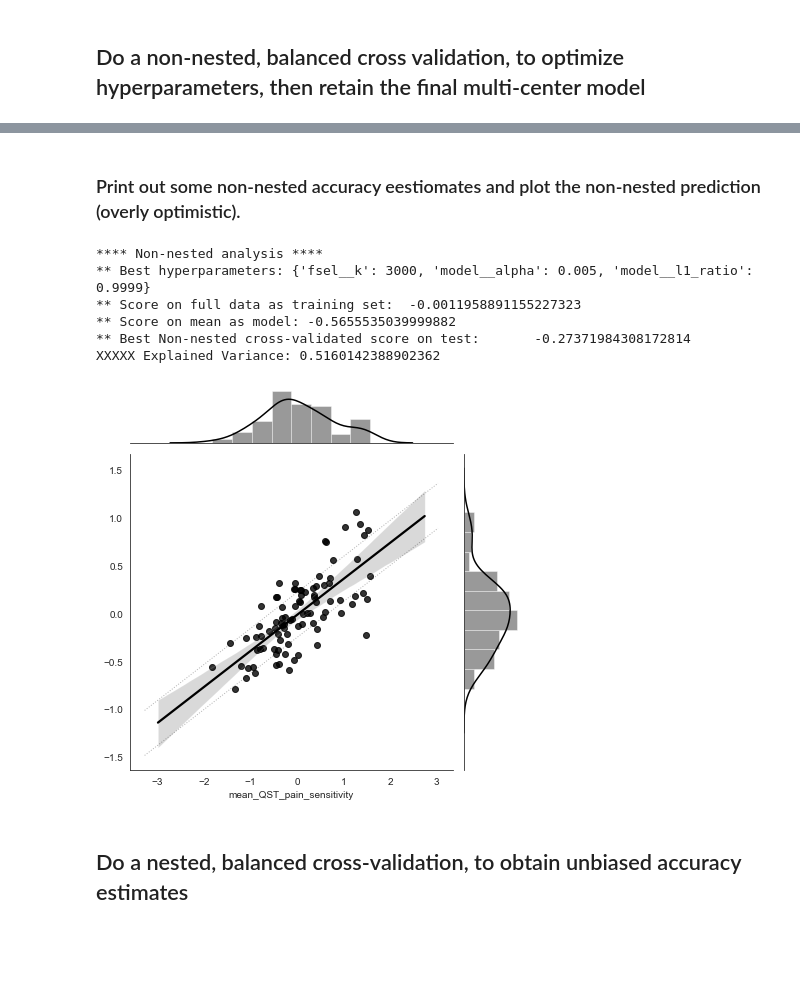
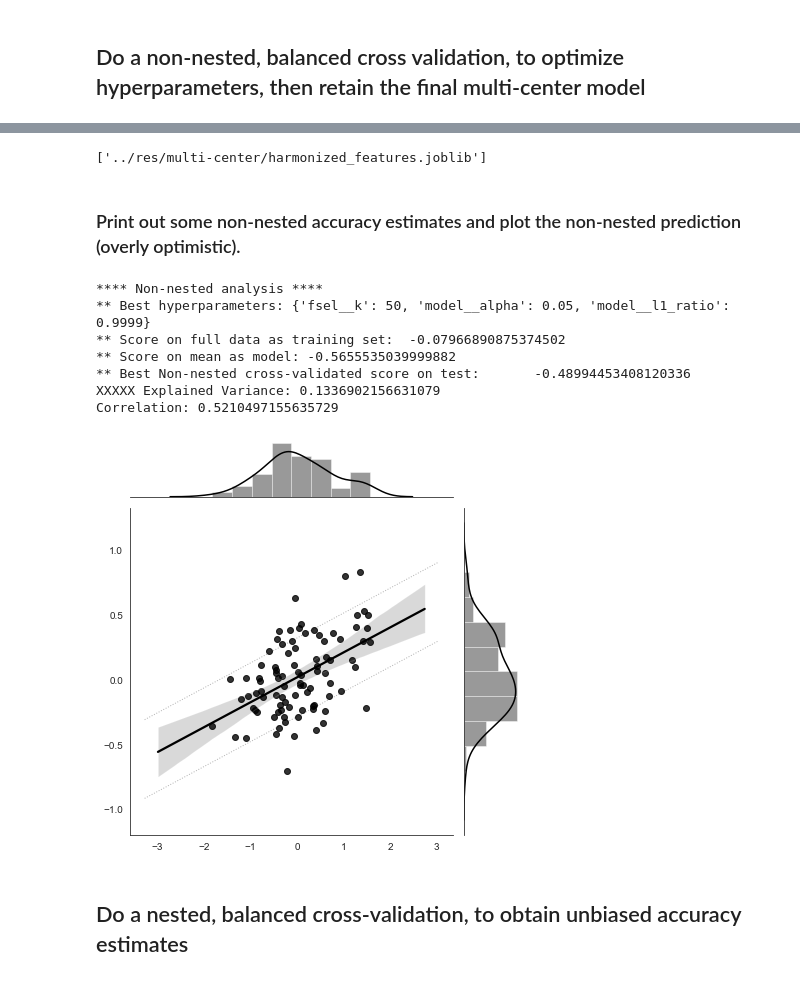
Before and after one commit to spisakt/RPN-signature, a Jupyter notebook: notebooks/1_multi-center_training-COMBAT.ipynb, the cells around one changed output, grey strips where cells are left out. Saved outputs shown, nothing was run; the diff lists cells and outputs as text; code cells hidden in the pictures; blank space fills up the shorter version.

Commit message:
multi-center analysis ready

```diff
--- a/notebooks/1_multi-center_training-COMBAT.ipynb
+++ b/notebooks/1_multi-center_training-COMBAT.ipynb
@@ -215,11 +215,17 @@ model, p_grid = pipe_scale_fsel_elnet()
 # %% [markdown]
 ## Do a non-nested, balanced cross validation, to optimize hyperparameters, then retain the final multi-center model
 # %%
+X_harmonized = CombatModel().fit_transform(X,
+                                   np.array([df.study.astype("category").cat.codes.values]).transpose(),
+                                   np.array([df.Male.values]).transpose(),
+                                   np.array([df.Age.values]).transpose()
+                                  )
+
 cv = GroupKFold(30)
 clf = GridSearchCV(estimator=model, param_grid=p_grid, cv=cv,
                    scoring="neg_mean_squared_error", verbose=True, return_train_score=False,
                    n_jobs=-1)
-clf.fit(X, y, groups=groups)
+clf.fit(X_harmonized, y, groups=groups)
 
 cv_pred = cross_val_predict(clf.best_estimator_, X, y, cv=cv, groups=groups, n_jobs=-1)
 # %% [output]
@@ -237,20 +245,27 @@ Fitting 30 folds for each of 200 candidates, totalling 6000 fits
+# %%
+joblib.dump(X_harmonized, '../res/multi-center/harmonized_features.joblib')
+# %% [output]
+['../res/multi-center/harmonized_features.joblib']
 # %% [markdown]
-### Print out some non-nested accuracy eestiomates and plot the non-nested prediction (overly optimistic).
+### Print out some non-nested accuracy estimates and plot the non-nested prediction (overly optimistic).
 # %%
 print("**** Non-nested analysis ****")
 print("** Best hyperparameters: " + str(clf.best_params_))
 
 print("** Score on full data as training set:\t" + str(-mean_squared_error(y_pred=clf.best_estimator_.predict(X), y_true=y)))
 print("** Score on mean as model: " + str(-mean_squared_error(np.repeat(y.mean(), len(y)), y)))
 print("** Best Non-nested cross-validated score on test:\t" + str(clf.best_score_))
 print("XXXXX Explained Variance: " + str(
         1 - clf.best_score_ / -mean_squared_error(np.repeat(y.mean(), len(y)), y)))
-plot.plot_prediction(y, cv_pred, sd=True, covar=[])
+print("Correlation: " + str(np.corrcoef(y, predicted)[0,1]))
+
+plot.plot_prediction(y.values, cv_pred, sd=True, covar=[])
 # %% [output]
 **** Non-nested analysis ****
-** Best hyperparameters: {'fsel__k': 3000, 'model__alpha': 0.005, 'model__l1_ratio': 0.9999}
-** Score on full data as training set:  -0.0011958891155227323
+** Best hyperparameters: {'fsel__k': 50, 'model__alpha': 0.05, 'model__l1_ratio': 0.9999}
+** Score on full data as training set:  -0.07966890875374502
 ** Score on mean as model: -0.5655535039999882
-** Best Non-nested cross-validated score on test:       -0.27371984308172814
-XXXXX Explained Variance: 0.5160142388902362
+** Best Non-nested cross-validated score on test:       -0.48994453408120336
+XXXXX Explained Variance: 0.1336902156631079
+Correlation: 0.5210497155635729
-[figure, old version]
+[figure, new version]
```
Also changed, not shown: parts of 9 cells of this notebook, 4 other files.
